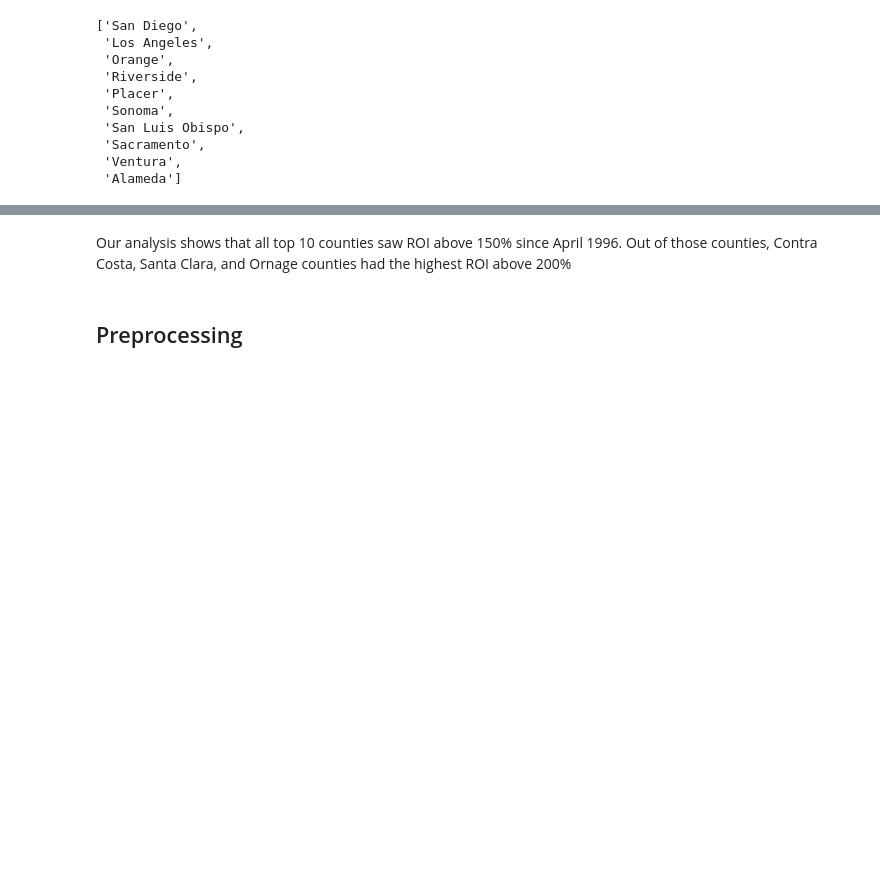
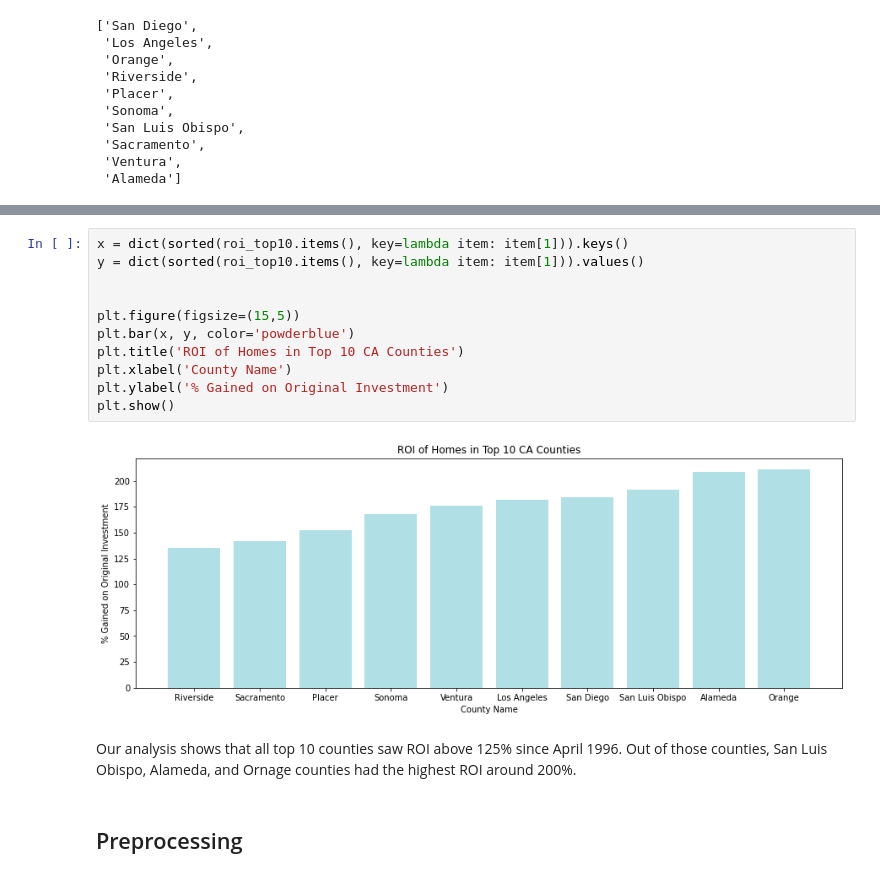
Before and after one commit to jennifernha/Zillow-Time-Series, a Jupyter notebook: Zillow-Times-Series.ipynb, the cells around one changed output, grey strips where cells are left out. Saved outputs shown, nothing was run; the diff lists cells and outputs as text; blank space fills up the shorter version.

```diff
--- a/Zillow-Times-Series.ipynb
+++ b/Zillow-Times-Series.ipynb
@@ -405,8 +397,21 @@ City: Ventura, Zipcode: 93003, Metro: Ventura
 
 County: Alameda, ROI: 208.99238937264514
 City: Castro Valley, Zipcode: 94546, Metro: San Francisco
+# %%
+x = dict(sorted(roi_top10.items(), key=lambda item: item[1])).keys()
+y = dict(sorted(roi_top10.items(), key=lambda item: item[1])).values()
+
+
+plt.figure(figsize=(15,5))
+plt.bar(x, y, color='powderblue')
+plt.title('ROI of Homes in Top 10 CA Counties')
+plt.xlabel('County Name')
+plt.ylabel('% Gained on Original Investment')
+plt.show()
+# %% [output]
+[figure, added]
 # %% [markdown]
-Our analysis shows that all top 10 counties saw ROI above 150% since April 1996. Out of those counties, Contra Costa, Santa Clara, and Ornage counties had the highest ROI above 200%
+Our analysis shows that all top 10 counties saw ROI above 125% since April 1996. Out of those counties, San Luis Obispo, Alameda, and Ornage counties had the highest ROI around 200%.
 # %% [markdown]
 ## Preprocessing
 # %%
```
Also changed, not shown: parts of 84 cells of this notebook.
